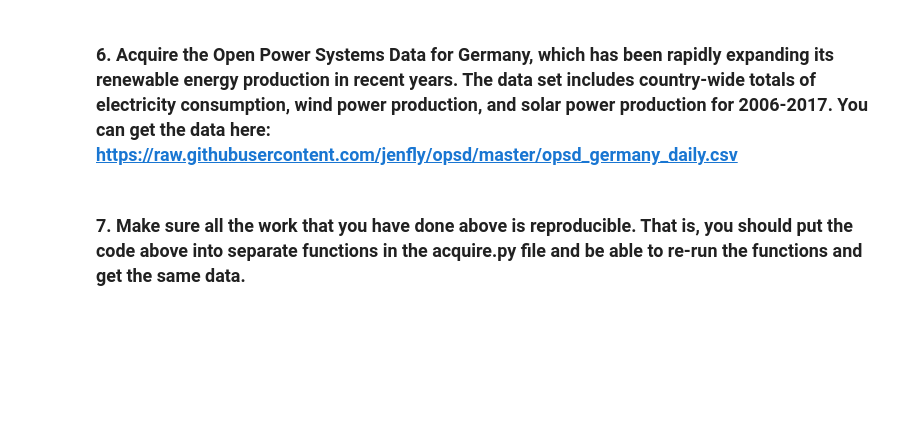
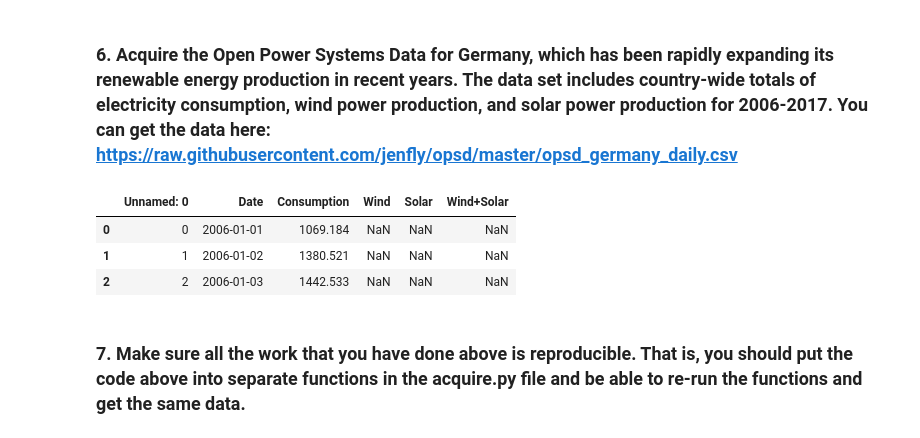
Before and after one commit to randyfrench/time-series-exercises, a Jupyter notebook: ts_data_acquisition_exercises.ipynb, the cells around one changed output. Saved outputs shown, nothing was run; the diff lists cells and outputs as text; code cells hidden in the pictures; blank space fills up the shorter version.

```diff
--- a/ts_data_acquisition_exercises.ipynb
+++ b/ts_data_acquisition_exercises.ipynb
@@ -297,2 +348,11 @@ NameError: name 'item_sales' is not defined
+# %%
+df = pd.read_csv('germany_power.csv')
+# %%
+df.head(3)
+# %% [output]
+|  | Unnamed: 0 | Date | Consumption | Wind | Solar | Wind+Solar |
+| 0 | 0 | 2006-01-01 | 1069.184 | NaN | NaN | NaN |
+| 1 | 1 | 2006-01-02 | 1380.521 | NaN | NaN | NaN |
+| 2 | 2 | 2006-01-03 | 1442.533 | NaN | NaN | NaN |
 # %% [markdown]
 ### 7. Make sure all the work that you have done above is reproducible. That is, you should put the code above into separate functions in the acquire.py file and be able to re-run the functions and get the same data.
```
Also changed, not shown: parts of 8 cells of this notebook, 3 other files.
